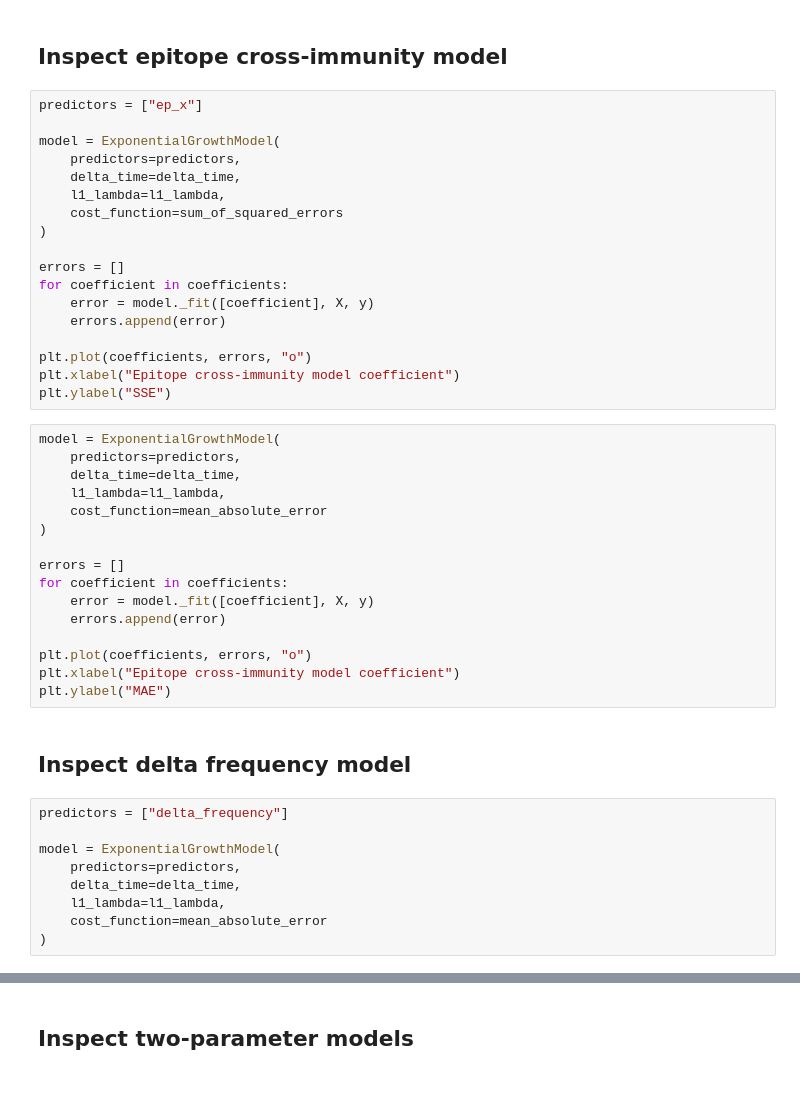
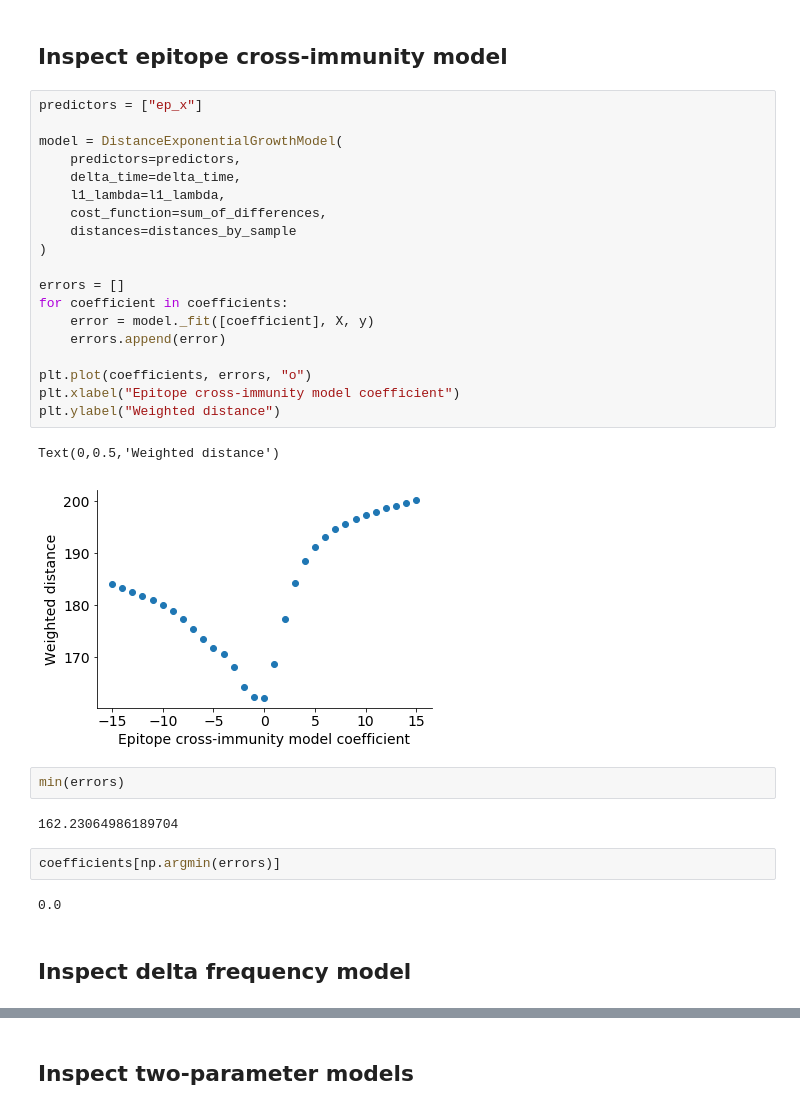
Before and after one commit to blab/flu-forecasting, a Jupyter notebook: analyses/2019-05-08-parameter-sweep-for-lbi-predictor-with-distance-targets.ipynb, the cells around one changed output, grey strips where cells are left out. Cells and saved outputs as stored; diff of their text form.

```diff
--- a/analyses/2019-05-08-parameter-sweep-for-lbi-predictor-with-distance-targets.ipynb
+++ b/analyses/2019-05-08-parameter-sweep-for-lbi-predictor-with-distance-targets.ipynb
@@ -199,46 +190,33 @@ plt.ylabel("MAE")
 # %%
 predictors = ["ep_x"]
 
-model = ExponentialGrowthModel(
+model = DistanceExponentialGrowthModel(
     predictors=predictors,
     delta_time=delta_time,
     l1_lambda=l1_lambda,
-    cost_function=sum_of_squared_errors
+    cost_function=sum_of_differences,
+    distances=distances_by_sample
 )
 
 errors = []
 for coefficient in coefficients:
     error = model._fit([coefficient], X, y)
     errors.append(error)
 
 plt.plot(coefficients, errors, "o")
 plt.xlabel("Epitope cross-immunity model coefficient")
-plt.ylabel("SSE")
+plt.ylabel("Weighted distance")
+# %% [output]
+Text(0,0.5,'Weighted distance')
+[figure, added]
-# %%
-model = ExponentialGrowthModel(
-    predictors=predictors,
-    delta_time=delta_time,
-    l1_lambda=l1_lambda,
-    cost_function=mean_absolute_error
-)
-
-errors = []
-for coefficient in coefficients:
-    error = model._fit([coefficient], X, y)
-    errors.append(error)
-
-plt.plot(coefficients, errors, "o")
-plt.xlabel("Epitope cross-immunity model coefficient")
-plt.ylabel("MAE")
+# %%
+min(errors)
+# %% [output]
+162.23064986189704
+# %%
+coefficients[np.argmin(errors)]
+# %% [output]
+0.0
 # %% [markdown]
 ## Inspect delta frequency model
-# %%
-predictors = ["delta_frequency"]
-
-model = ExponentialGrowthModel(
-    predictors=predictors,
-    delta_time=delta_time,
-    l1_lambda=l1_lambda,
-    cost_function=mean_absolute_error
-)
 # %%
```
Also changed, not shown: parts of 51 cells of this notebook.
